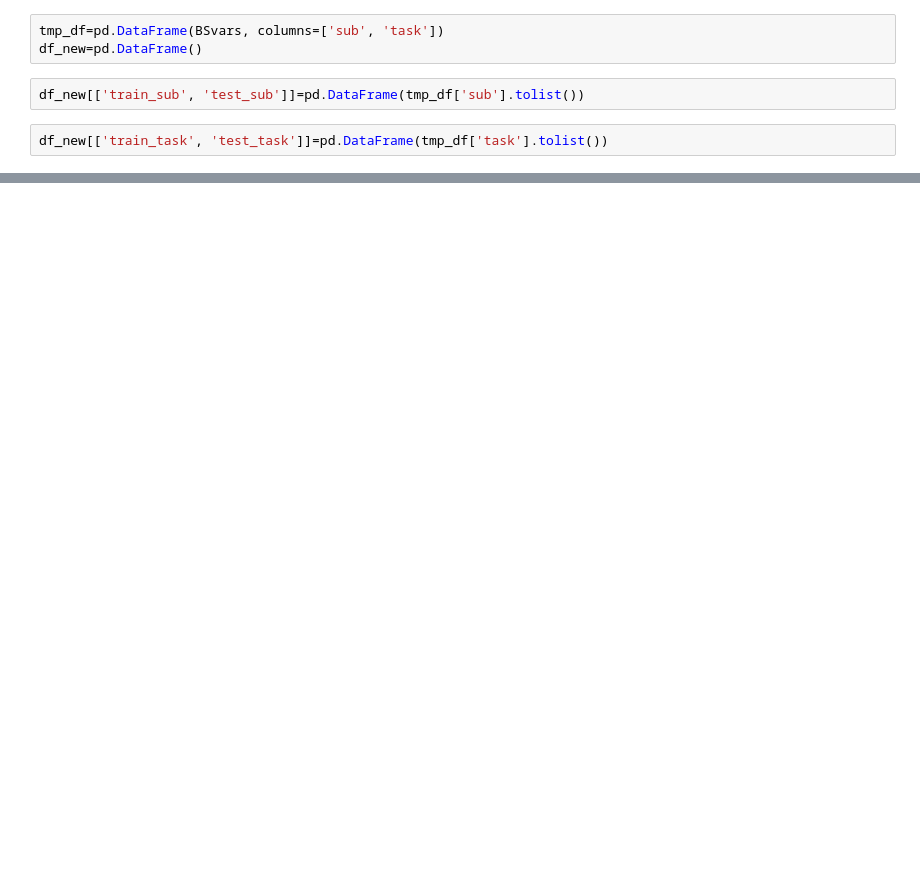
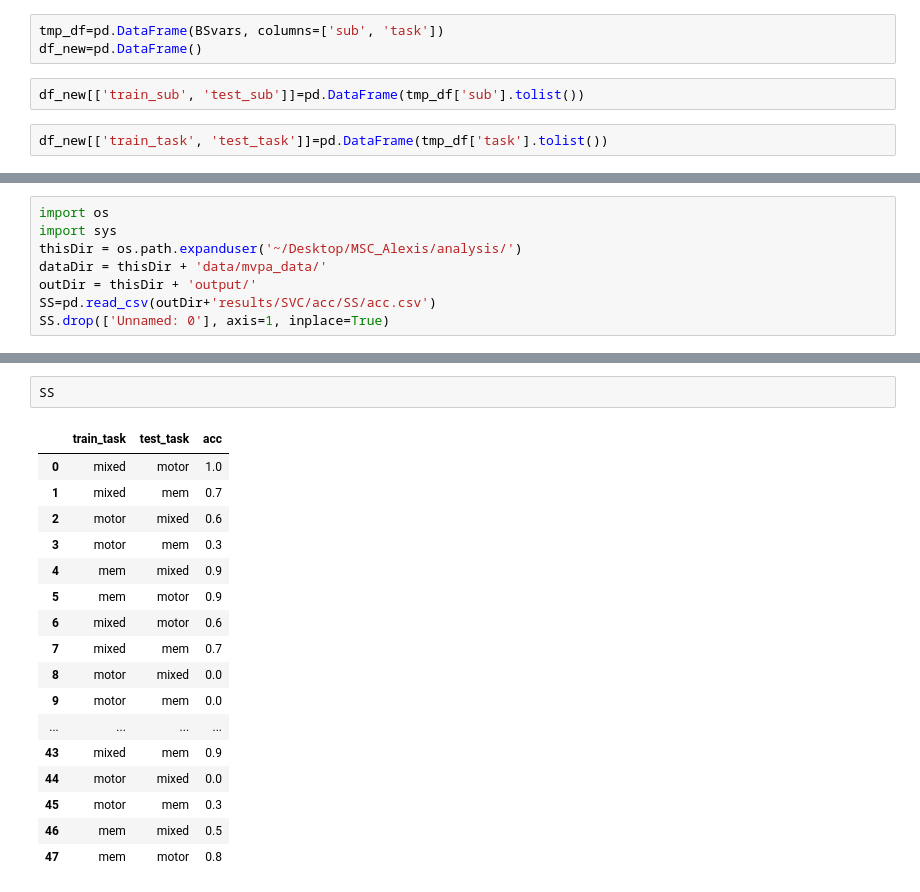
Before and after one commit to GrattonLab/MSC_Alexis, a Jupyter notebook: analysis/code/MVPA/SVC/debug.ipynb, the cells around one changed output, grey strips where cells are left out. Cells and saved outputs as stored; diff of their text form; blank space fills up the shorter version.

```diff
--- a/analysis/code/MVPA/SVC/debug.ipynb
+++ b/analysis/code/MVPA/SVC/debug.ipynb
@@ -826,0 +750,8 @@ task_df.head()
+# %%
+import os
+import sys
+thisDir = os.path.expanduser('~/Desktop/MSC_Alexis/analysis/')
+dataDir = thisDir + 'data/mvpa_data/'
+outDir = thisDir + 'output/'
+SS=pd.read_csv(outDir+'results/SVC/acc/SS/acc.csv')
+SS.drop(['Unnamed: 0'], axis=1, inplace=True)
@@ -826,0 +770,20 @@ task_df.head()
+# %%
+SS
+# %% [output]
+|  | train_task | test_task | acc |
+| 0 | mixed | motor | 1.0 |
+| 1 | mixed | mem | 0.7 |
+| 2 | motor | mixed | 0.6 |
+| 3 | motor | mem | 0.3 |
+| 4 | mem | mixed | 0.9 |
+| 5 | mem | motor | 0.9 |
+| 6 | mixed | motor | 0.6 |
+| 7 | mixed | mem | 0.7 |
+| 8 | motor | mixed | 0.0 |
+| 9 | motor | mem | 0.0 |
+| ... | ... | ... | ... |
+| 43 | mixed | mem | 0.9 |
+| 44 | motor | mixed | 0.0 |
+| 45 | motor | mem | 0.3 |
+| 46 | mem | mixed | 0.5 |
+| 47 | mem | motor | 0.8 |
```
Also changed, not shown: parts of 29 cells of this notebook, 8 other files.
